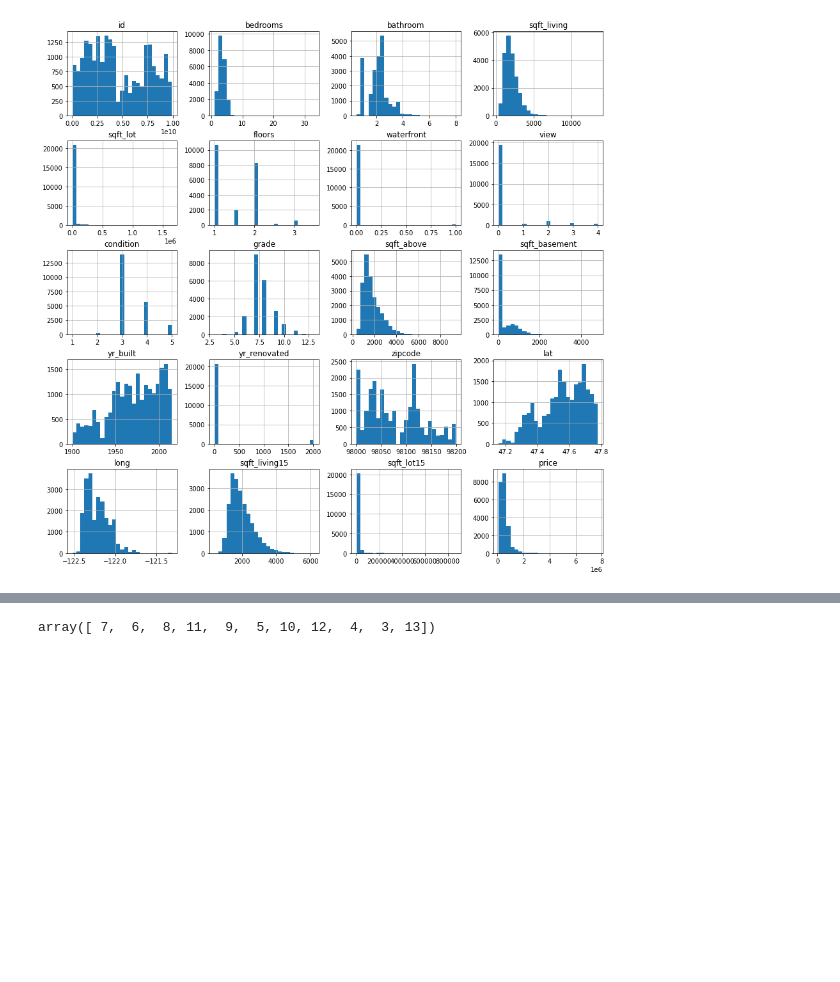
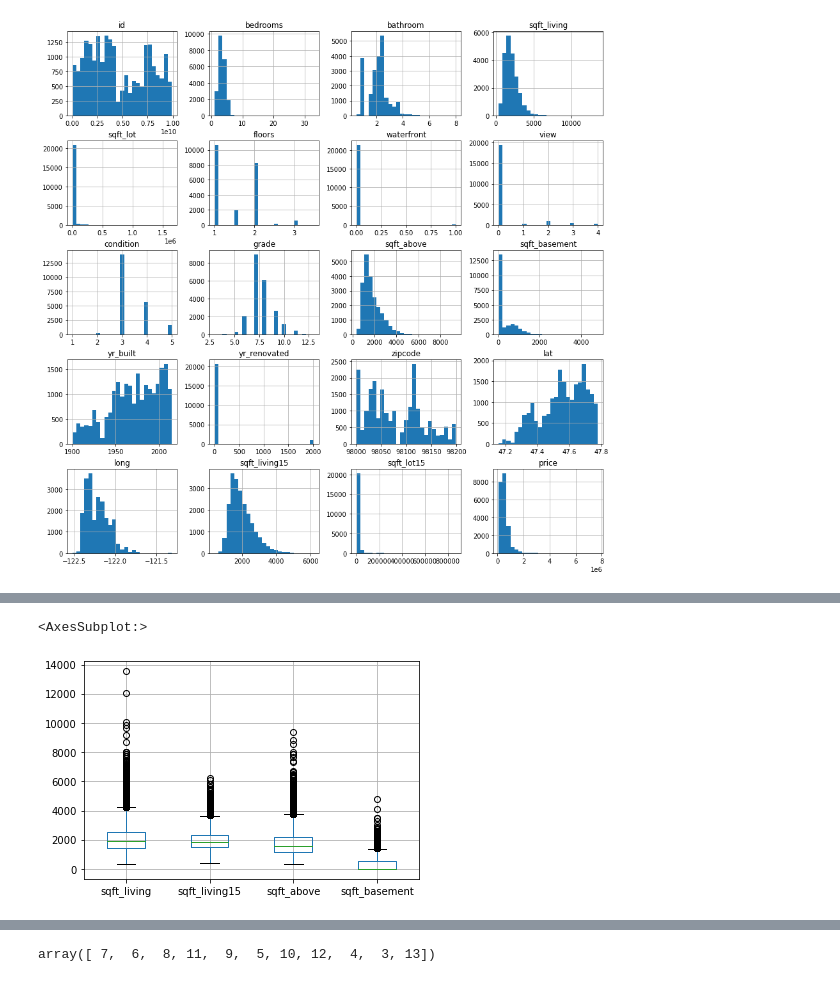
Before and after one commit to samcana/project_house, a Jupyter notebook: realestate_Isabel.ipynb, the cells around one changed output, grey strips where cells are left out. Cells and saved outputs as stored; diff of their text form; code cells hidden in the pictures; blank space fills up the shorter version.

```diff
--- a/realestate_Isabel.ipynb
+++ b/realestate_Isabel.ipynb
@@ -113,0 +118,5 @@ plt.show()
+# %%
+data.boxplot(column=['sqft_living','sqft_living15', 'sqft_above', 'sqft_basement',])
+# %% [output]
+<AxesSubplot:>
+[figure, added]
```
Also changed, not shown: parts of 33 cells of this notebook.
